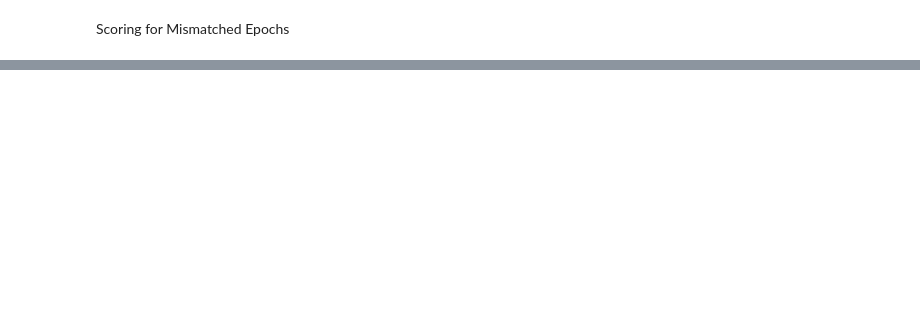
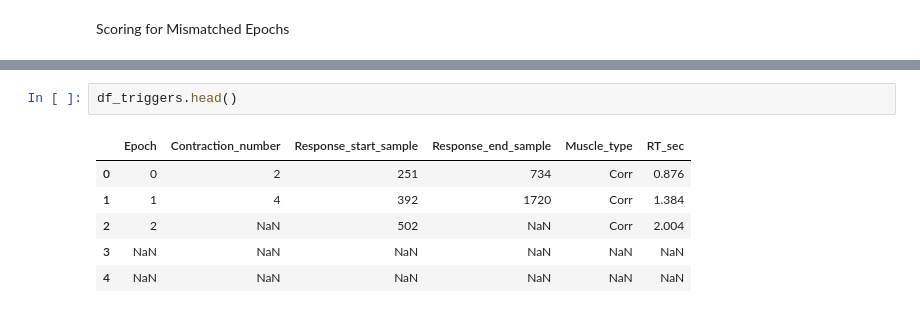
Before and after one commit to zeynoozkaya/SoundSleep, a Jupyter notebook: rescore_epochs.ipynb, the cells around one changed output, grey strips where cells are left out. Saved outputs shown, nothing was run; the diff lists cells and outputs as text; blank space fills up the shorter version.

```diff
--- a/rescore_epochs.ipynb
+++ b/rescore_epochs.ipynb
@@ -435,0 +364,9 @@ KeyboardInterrupt:
+# %%
+df_triggers.head()
+# %% [output]
+|  | Epoch | Contraction_number | Response_start_sample | Response_end_sample | Muscle_type | RT_sec |
+| 0 | 0 | 2 | 251 | 734 | Corr | 0.876 |
+| 1 | 1 | 4 | 392 | 1720 | Corr | 1.384 |
+| 2 | 2 | NaN | 502 | NaN | Corr | 2.004 |
+| 3 | NaN | NaN | NaN | NaN | NaN | NaN |
+| 4 | NaN | NaN | NaN | NaN | NaN | NaN |
```
Also changed, not shown: parts of 5 cells of this notebook.
